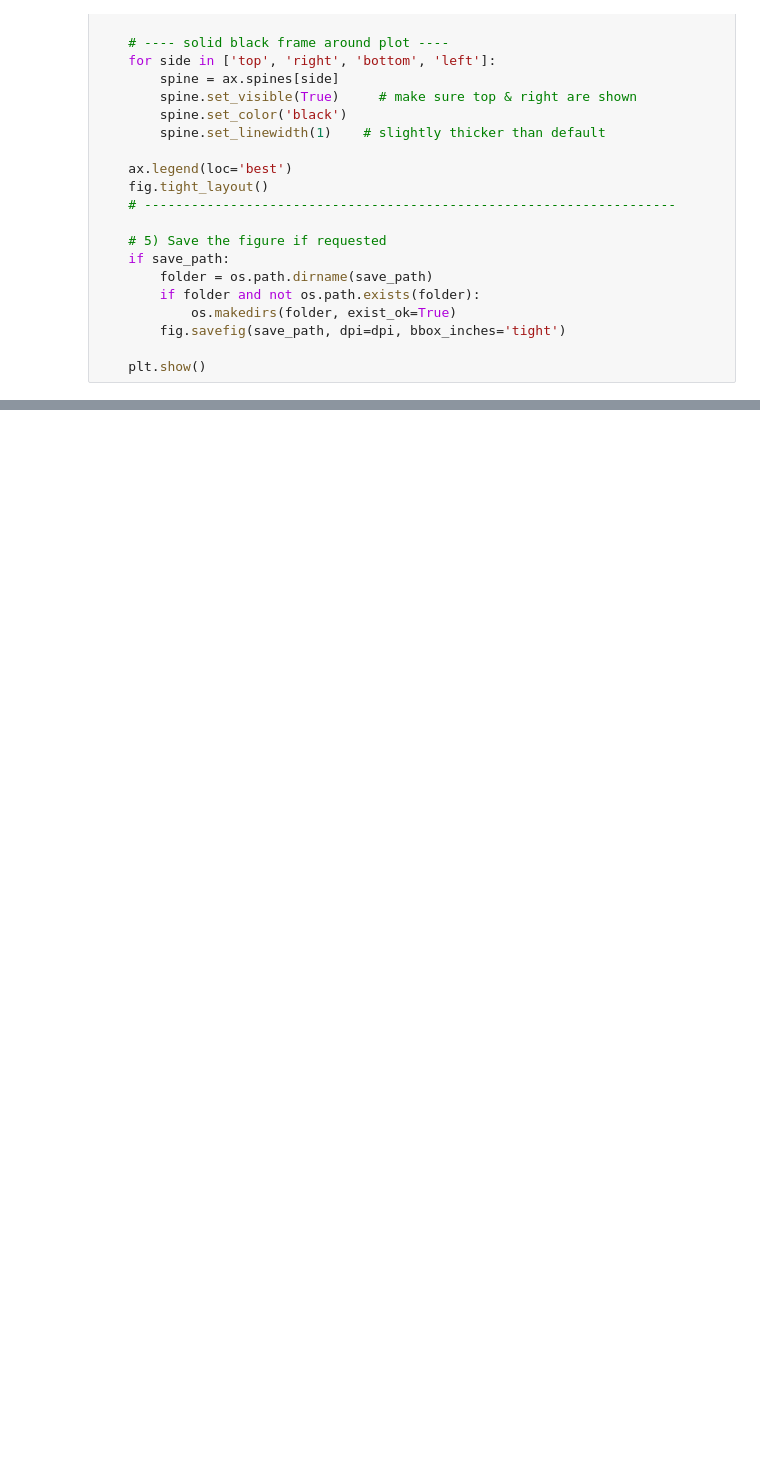
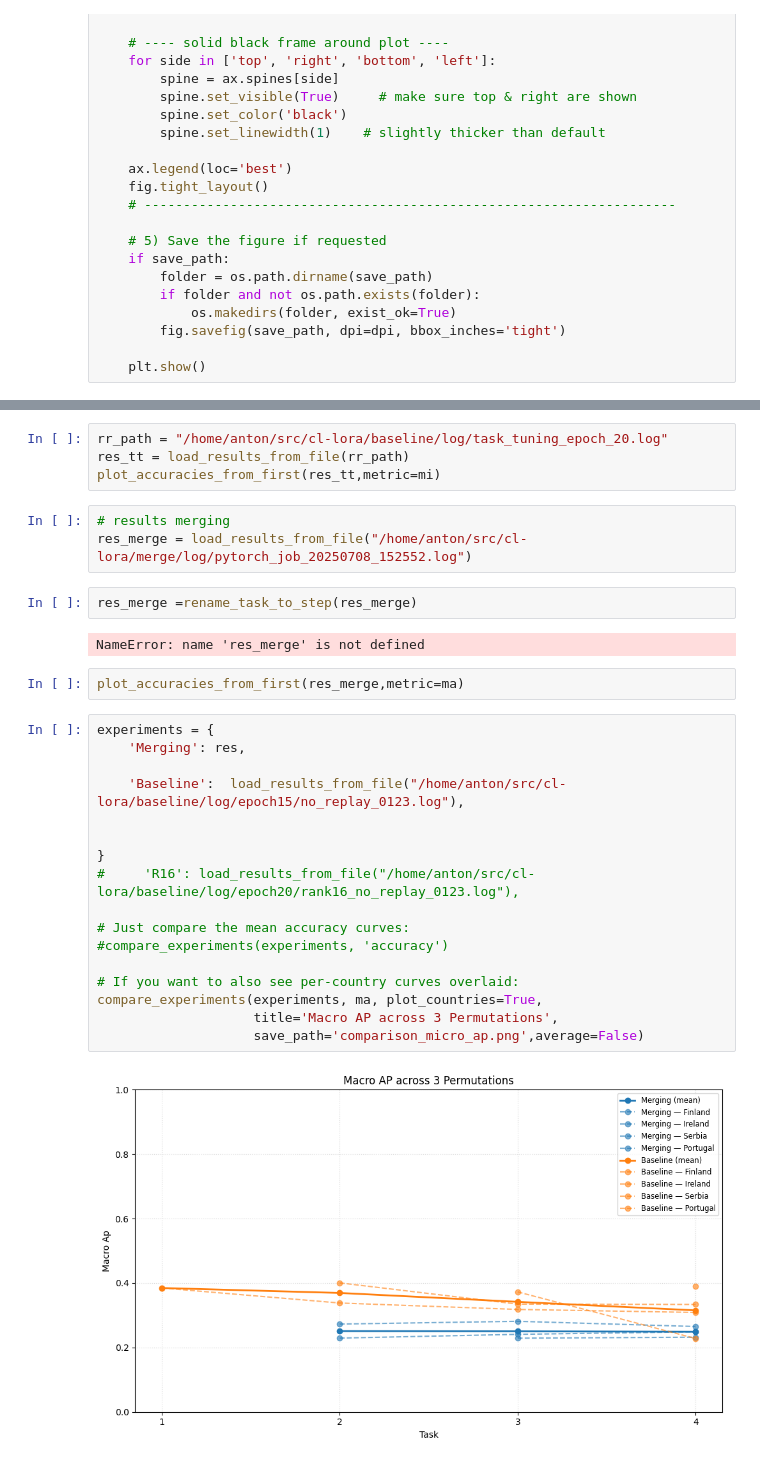
Before and after one commit to arnemaass/cl-lora, a Jupyter notebook: plots.ipynb, the cells around one changed output, grey strips where cells are left out. Drawn from its saved outputs; the diff is of its cells as text; blank space fills up the shorter version.

```diff
--- a/plots.ipynb
+++ b/plots.ipynb
@@ -559,0 +731,32 @@ plot_accuracies_from_first(load_results_from_file(path_test),ma,title="Macro Ave
+# %%
+rr_path = "/home/anton/src/cl-lora/baseline/log/task_tuning_epoch_20.log"
+res_tt = load_results_from_file(rr_path)
+plot_accuracies_from_first(res_tt,metric=mi)
+# %%
+# results merging
+res_merge = load_results_from_file("/home/anton/src/cl-lora/merge/log/pytorch_job_20250708_152552.log")
+# %%
+res_merge =rename_task_to_step(res_merge)
+# %% [output]
+NameError: name 'res_merge' is not defined
+# %%
+plot_accuracies_from_first(res_merge,metric=ma)
+# %%
+experiments = {
+    'Merging': res,
+
+    'Baseline':  load_results_from_file("/home/anton/src/cl-lora/baseline/log/epoch15/no_replay_0123.log"),
+
+
+}
+#     'R16': load_results_from_file("/home/anton/src/cl-lora/baseline/log/epoch20/rank16_no_replay_0123.log"),
+
+# Just compare the mean accuracy curves:
+#compare_experiments(experiments, 'accuracy')
+
+# If you want to also see per‐country curves overlaid:
+compare_experiments(experiments, ma, plot_countries=True,
+                    title='Macro AP across 3 Permutations',
+                    save_path='comparison_micro_ap.png',average=False)
+# %% [output]
+[figure, added]
```
Also changed, not shown: parts of 21 cells of this notebook.
